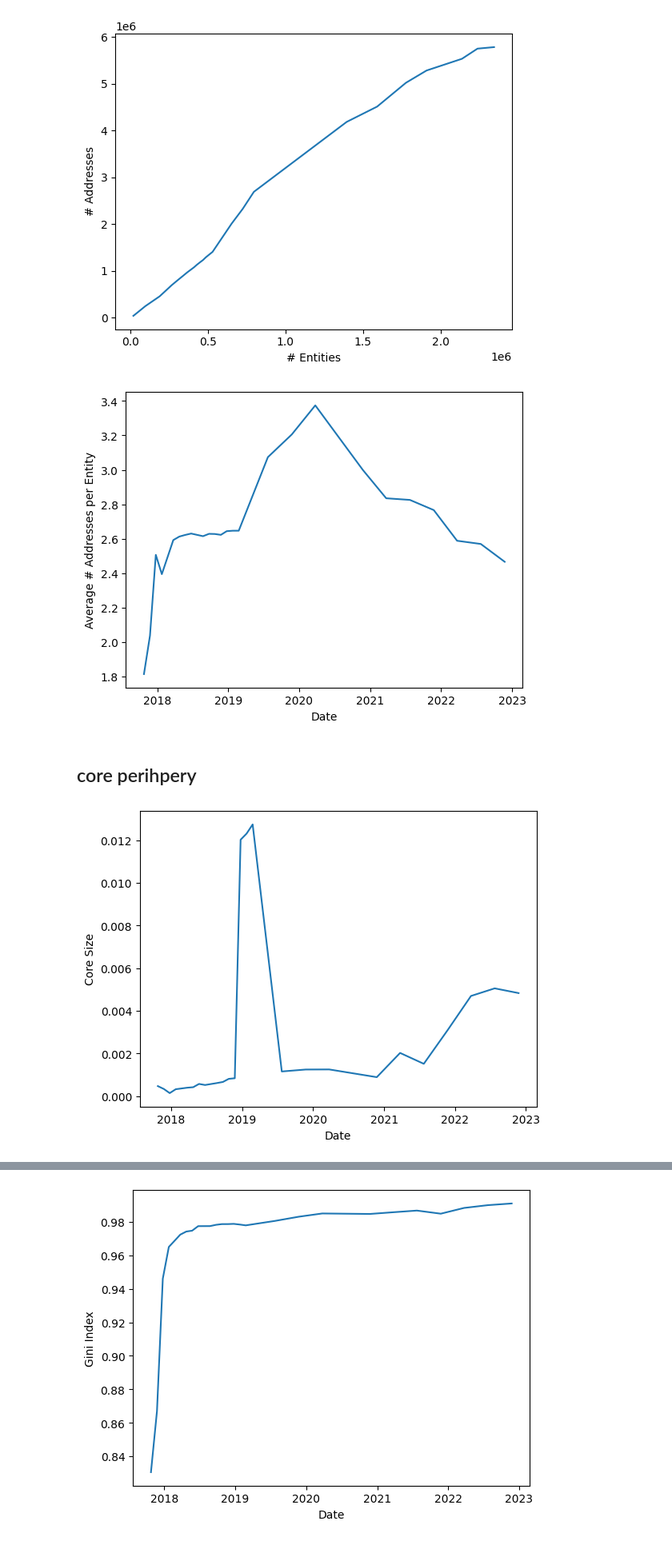
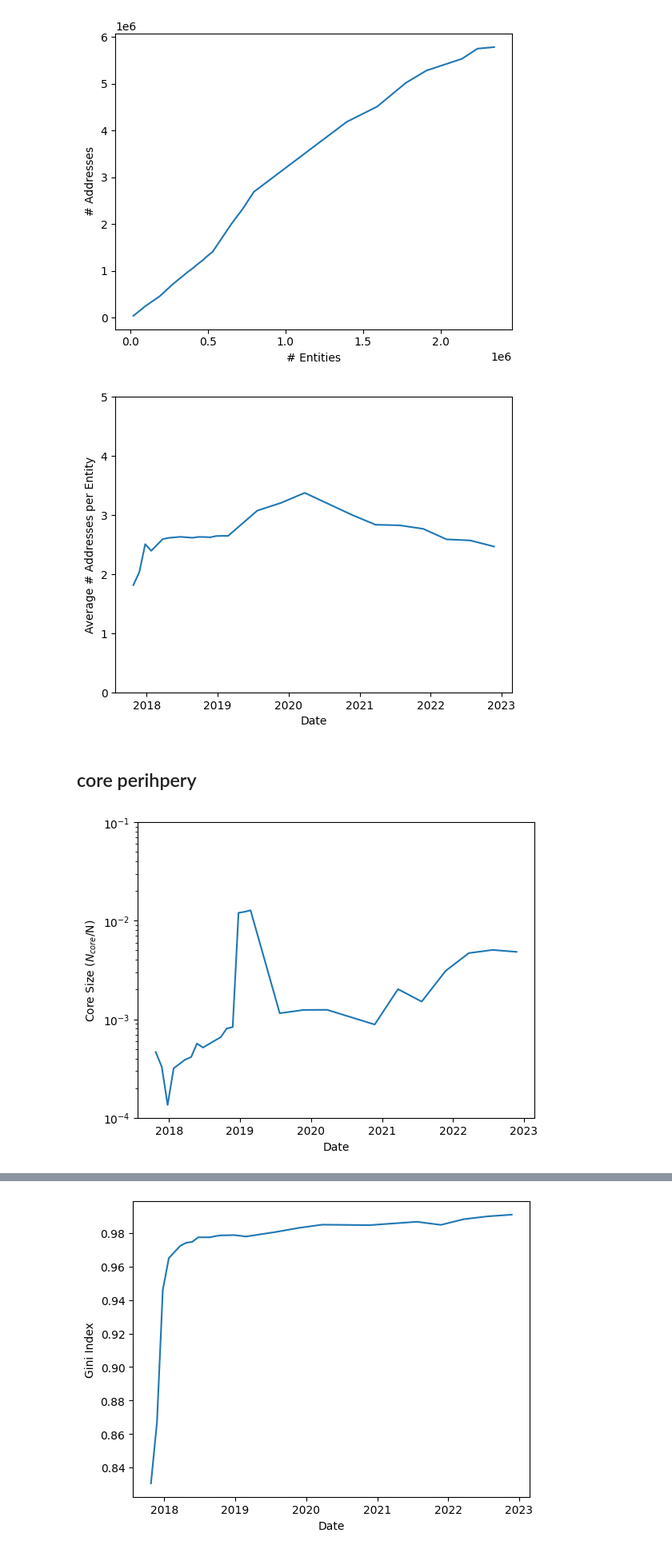
Before and after one commit to gabrielebrunini/CardanoMAP, a Jupyter notebook: clustering_scripts/create_plots.ipynb, the cells around one changed output, grey strips where cells are left out. Shown at 80% size. Drawn from its saved outputs; the diff is of its cells as text; code cells hidden in the pictures.

Commit message:
create plots

```diff
--- a/clustering_scripts/create_plots.ipynb
+++ b/clustering_scripts/create_plots.ipynb
@@ -21,11 +21,3 @@ balances = [i for i in balancesdb.find({})]
 scc = [i for i in sccdb.find({})]
 
 all_arr = [advsent, advsent_dist, degreedist, core, balances, scc]
-# %%
-curr_date = datetime.fromtimestamp(advsent[-1]["timestamp"])
-timestamps = []
-
-for i in range(6):
-    curr_date += relativedelta(months=4)
-    timestamps.append(int(datetime.timestamp(curr_date)))
-    print("ts ", int(datetime.timestamp(curr_date)), " date ", curr_date)
@@ -53,21 +38,24 @@ xdate = [datetime.fromtimestamp(i["timestamp"]) for i in advsent]
 y = [i["no_addr"]/i["no_ent"] for i in advsent]
 
 plt.plot(xdate, y)
+plt.ylim(0,5)
 plt.xlabel("Date")
 plt.ylabel("Average # Addresses per Entity")
 plt.show()
 # %% [output]
-[figure, old version]
+[figure, new version]
 # %% [markdown]
 ## core perihpery
 # %%
 xdate = [datetime.fromtimestamp(i["timestamp"]) for i in core]
 coresize = np.array([i["core_length"] for i in core] )
 ents = np.array([i["no_ent"] for i in advsent])
 
 plt.plot(xdate, coresize/ents)
 plt.xlabel("Date")
-plt.ylabel("Core Size")
+plt.ylabel("Core Size ($N_{core}$/N)")
+plt.yscale("log")
+plt.ylim( (pow(10,-4),pow(10,-1)) )
 plt.show()
 # %% [output]
-[figure, old version]
+[figure, new version]
```
Also changed, not shown: parts of 10 cells of this notebook.
